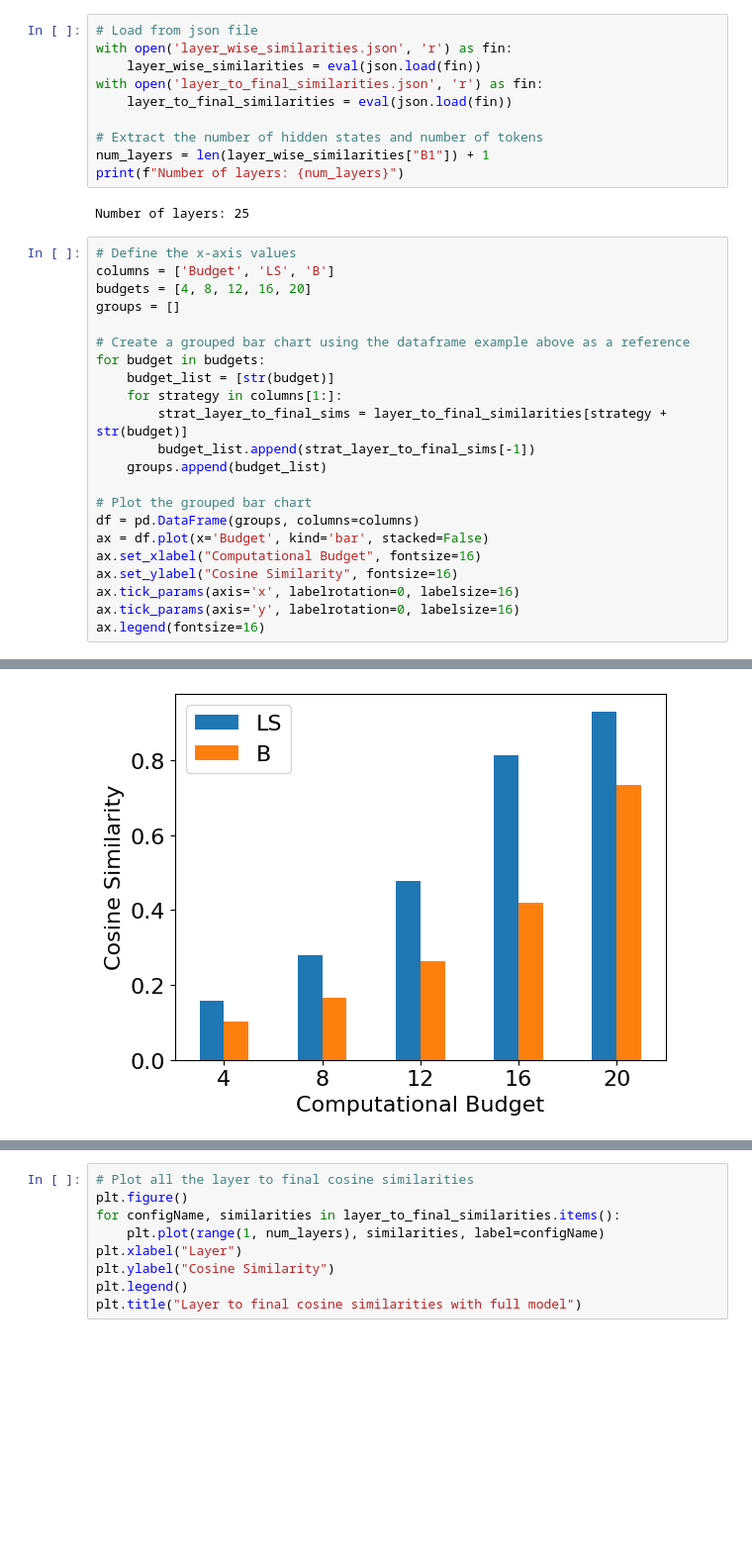
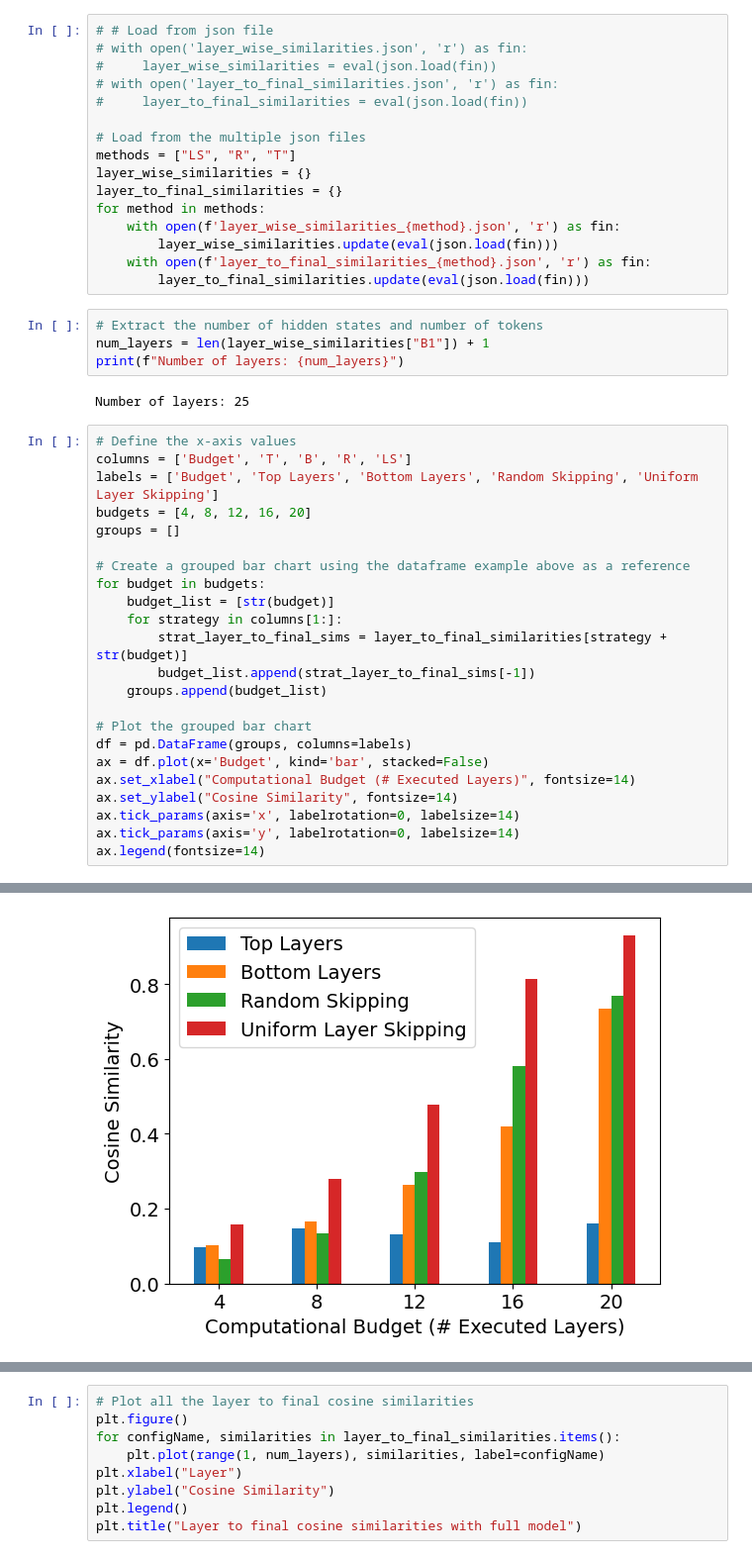
Before and after one commit to networkslab/enlsp_neurips24, a Jupyter notebook: src/analysis/hidden_state_experiment.ipynb, the cells around one changed output, grey strips where cells are left out. Shown: that part at 99% size. Cells and saved outputs as stored; diff of their text form; blank space fills up the shorter version.

Commit message:
Modify graphics

```diff
--- a/src/analysis/hidden_state_experiment.ipynb
+++ b/src/analysis/hidden_state_experiment.ipynb
@@ -55,13 +55,23 @@ with open('layer_wise_similarities.json', 'w') as fout:
     json.dump(str(layer_wise_similarities), fout)
 with open('layer_to_final_similarities.json', 'w') as fout:
     json.dump(str(layer_to_final_similarities), fout)
+# %%
+# # Load from json file
+# with open('layer_wise_similarities.json', 'r') as fin:
+#     layer_wise_similarities = eval(json.load(fin))
+# with open('layer_to_final_similarities.json', 'r') as fin:
+#     layer_to_final_similarities = eval(json.load(fin))
+
+# Load from the multiple json files
+methods = ["LS", "R", "T"]
+layer_wise_similarities = {}
+layer_to_final_similarities = {}
+for method in methods:
+    with open(f'layer_wise_similarities_{method}.json', 'r') as fin:
+        layer_wise_similarities.update(eval(json.load(fin)))
+    with open(f'layer_to_final_similarities_{method}.json', 'r') as fin:
+        layer_to_final_similarities.update(eval(json.load(fin)))
 # %%
-# Load from json file
-with open('layer_wise_similarities.json', 'r') as fin:
-    layer_wise_similarities = eval(json.load(fin))
-with open('layer_to_final_similarities.json', 'r') as fin:
-    layer_to_final_similarities = eval(json.load(fin))
-
 # Extract the number of hidden states and number of tokens
 num_layers = len(layer_wise_similarities["B1"]) + 1
 print(f"Number of layers: {num_layers}")
@@ -69,29 +79,30 @@ print(f"Number of layers: {num_layers}")
 Number of layers: 25
 # %%
 # Define the x-axis values
-columns = ['Budget', 'LS', 'B']
+columns = ['Budget', 'T', 'B', 'R', 'LS']
+labels = ['Budget', 'Top Layers', 'Bottom Layers', 'Random Skipping', 'Uniform Layer Skipping']
 budgets = [4, 8, 12, 16, 20]
 groups = []
 
 # Create a grouped bar chart using the dataframe example above as a reference
 for budget in budgets:
     budget_list = [str(budget)]
     for strategy in columns[1:]:
         strat_layer_to_final_sims = layer_to_final_similarities[strategy + str(budget)]
         budget_list.append(strat_layer_to_final_sims[-1])
     groups.append(budget_list)
 
 # Plot the grouped bar chart
-df = pd.DataFrame(groups, columns=columns)
+df = pd.DataFrame(groups, columns=labels)
 ax = df.plot(x='Budget', kind='bar', stacked=False)
-ax.set_xlabel("Computational Budget", fontsize=16)
-ax.set_ylabel("Cosine Similarity", fontsize=16)
-ax.tick_params(axis='x', labelrotation=0, labelsize=16)
-ax.tick_params(axis='y', labelrotation=0, labelsize=16)
-ax.legend(fontsize=16)
+ax.set_xlabel("Computational Budget (# Executed Layers)", fontsize=14)
+ax.set_ylabel("Cosine Similarity", fontsize=14)
+ax.tick_params(axis='x', labelrotation=0, labelsize=14)
+ax.tick_params(axis='y', labelrotation=0, labelsize=14)
+ax.legend(fontsize=14)
 # %% [output]
 <matplotlib.legend.Legend at 0x...>
-[figure, old version]
+[figure, new version]
 # %%
 # Pick a budget
 budget = 16
```
Also changed, not shown: parts of 1 cell of this notebook.
